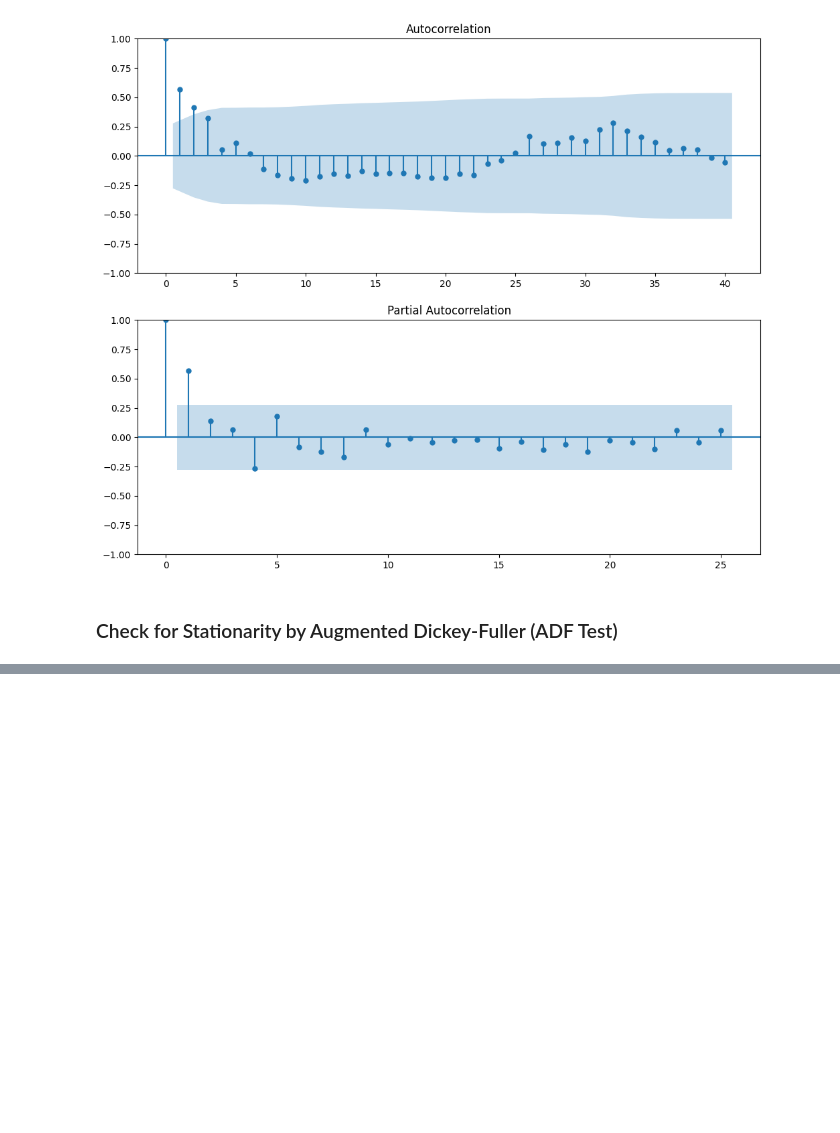
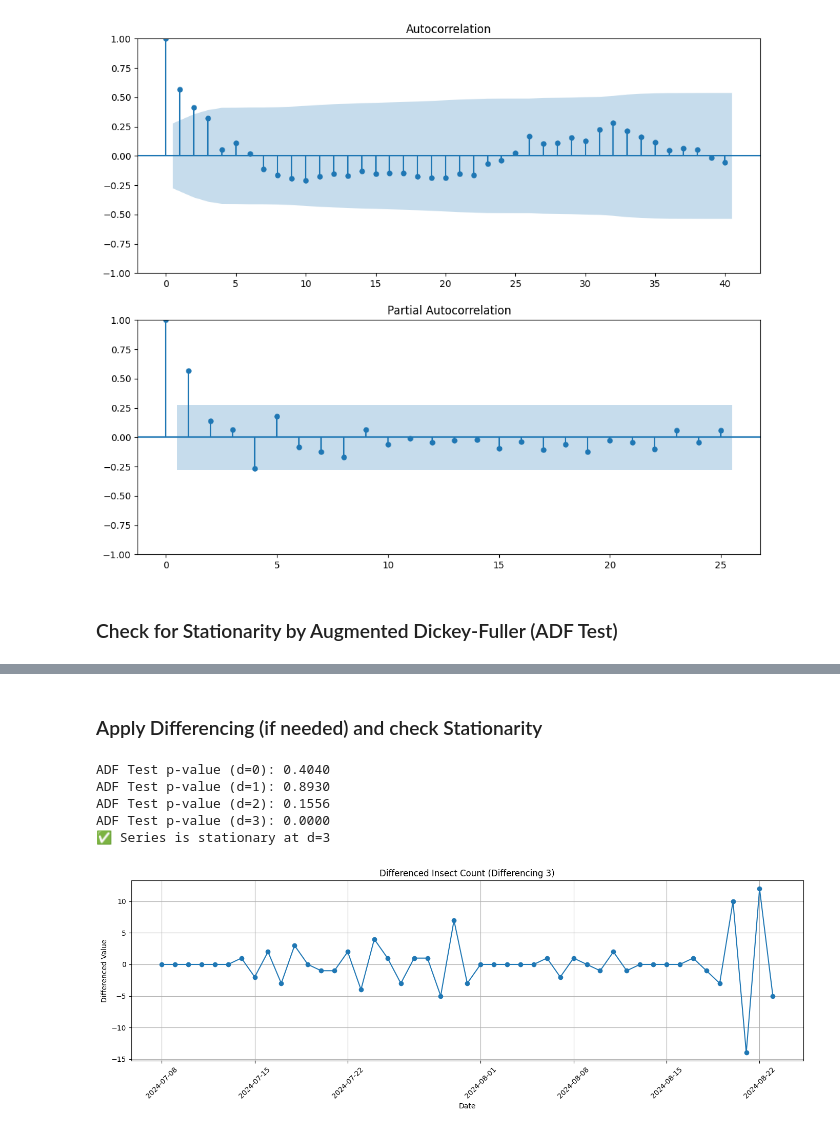
Before and after one commit to raz0208/Agritech-Pest-Prediction, a Jupyter notebook: Agritech_Pest_Prediction_ARIMAX_TSA.ipynb, the cells around one changed output, grey strips where cells are left out. Drawn from its saved outputs; the diff is of its cells as text; code cells hidden in the pictures; blank space fills up the shorter version.

```diff
--- a/Agritech_Pest_Prediction_ARIMAX_TSA.ipynb
+++ b/Agritech_Pest_Prediction_ARIMAX_TSA.ipynb
@@ -193,0 +222,2 @@ Critical Values: {'1%': -3.596635636000432, '5%': -2.933297331821618, '10%': -2.
+# %% [markdown]
+### Apply Differencing (if needed) and check Stationarity
@@ -193,0 +273,40 @@ Critical Values: {'1%': -3.596635636000432, '5%': -2.933297331821618, '10%': -2.
+# %%
+##--- ### Method 2 to make stationary ### ---##
+
+# Function to apply Differencing and check Stationarity
+def make_stationary(ts, max_diff=6, verbose=True):
+    d = 0
+    result = adfuller(ts.dropna())
+    if verbose:
+        print(f"ADF Test p-value (d={d}): {result[1]:.4f}")
+    while result[1] > 0.05 and d < max_diff:
+        ts = ts.diff().dropna()
+        d += 1
+        result = adfuller(ts)
+        if verbose:
+            print(f"ADF Test p-value (d={d}): {result[1]:.4f}")
+    if verbose and result[1] <= 0.05:
+        print(f"✅ Series is stationary at d={d}")
+    return ts, d
+
+# Call the function
+df_diff, num_diffs = make_stationary(aggregated_df['Number of Insects'])
+# %% [output]
+ADF Test p-value (d=0): 0.4040
+ADF Test p-value (d=1): 0.8930
+ADF Test p-value (d=2): 0.1556
+ADF Test p-value (d=3): 0.0000
+✅ Series is stationary at d=3
+# %%
+# Plot differenced data
+plt.figure(figsize=(14, 5))
+plt.plot(df_diff, marker='o', linestyle='-')
+plt.grid(True)
+plt.title(f'Differenced Insect Count (Differencing {num_diffs})')
+plt.xlabel('Date')
+plt.ylabel('Differenced Value')
+plt.xticks(rotation=45)
+plt.tight_layout()
+plt.show()
+# %% [output]
+[figure, added]
```
Also changed, not shown: parts of 5 cells of this notebook.
